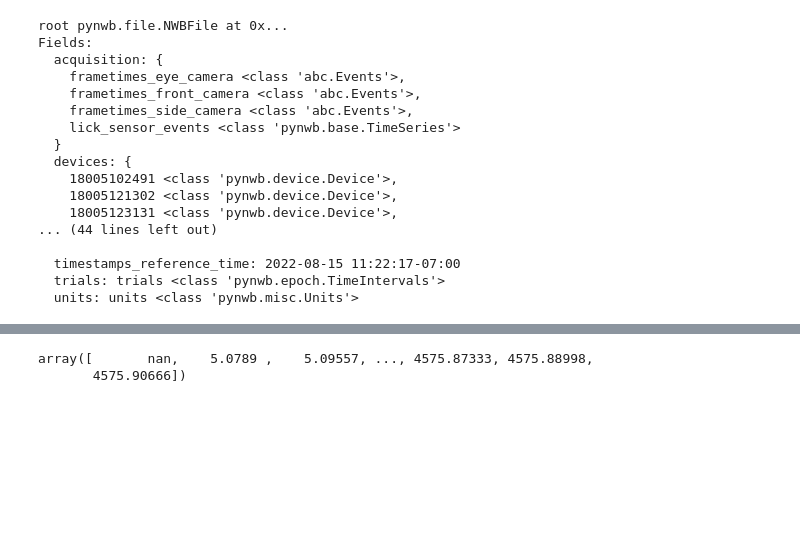
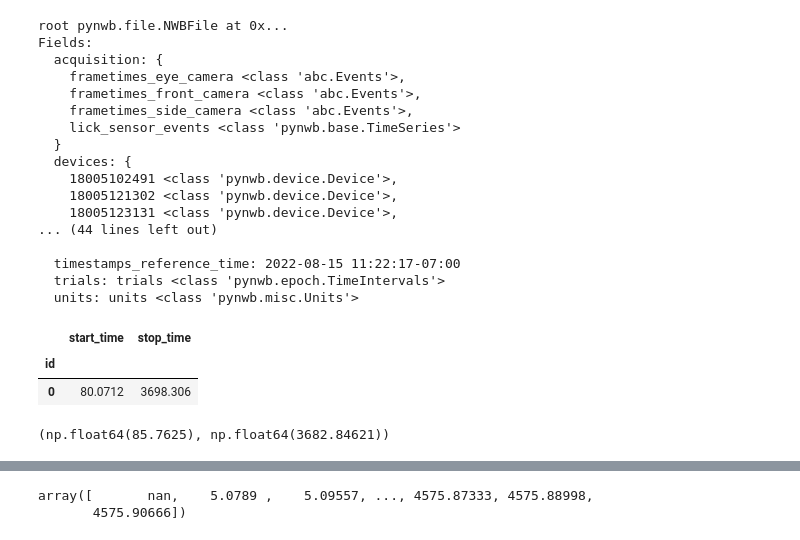
Before and after one commit to AllenNeuralDynamics/dynamicrouting-encoding-standalone, a Jupyter notebook: code/get_nwb_structure.ipynb, the cells around one changed output, grey strips where cells are left out. Cells and saved outputs as stored; diff of their text form; code cells hidden in the pictures; blank space fills up the shorter version.

```diff
--- a/code/get_nwb_structure.ipynb
+++ b/code/get_nwb_structure.ipynb
@@ -47,3 +47,13 @@ Fields:
   timestamps_reference_time: 2022-08-15 11:22:17-07:00
   trials: trials <class 'pynwb.epoch.TimeIntervals'>
   units: units <class 'pynwb.misc.Units'>
+# %%
+session.epochs[:].query('script_name == "DynamicRouting1"')[['start_time', 'stop_time']]
+# %% [output]
+|  | start_time | stop_time |
+| id |  |  |
+| 0 | 80.0712 | 3698.306 |
+# %%
+session.trials.start_time[0], session.trials.stop_time[-1]
+# %% [output]
+(np.float64(85.7625), np.float64(3682.84621))
```
Also changed, not shown: parts of 1 cell of this notebook, 1 other file.
